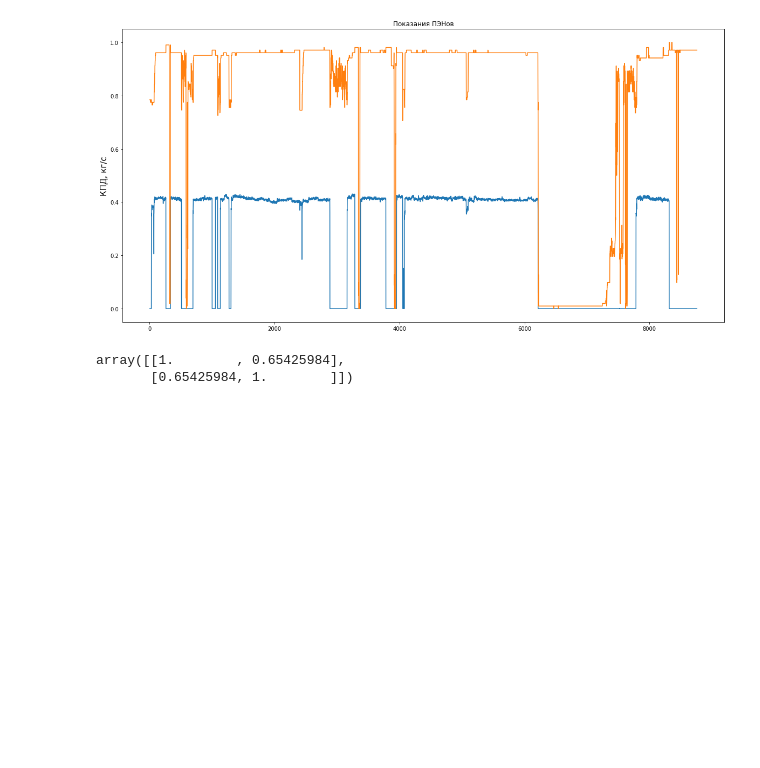
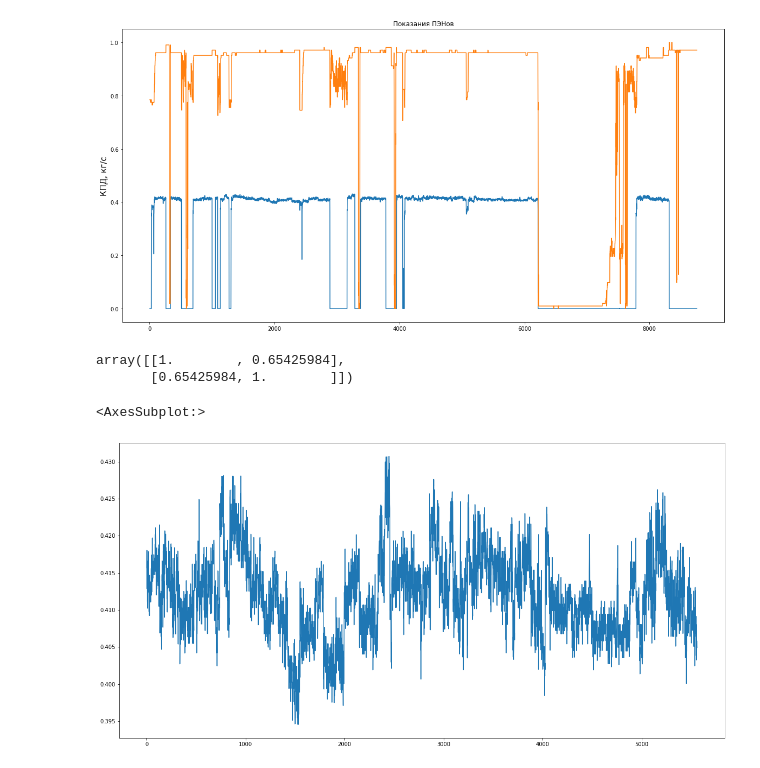
Before and after one commit to edodo1337/diplom, a Jupyter notebook: Диплом.ipynb, the cells around one changed output. Saved outputs shown, nothing was run; the diff lists cells and outputs as text; code cells hidden in the pictures; blank space fills up the shorter version.

```diff
--- a/Диплом.ipynb
+++ b/Диплом.ipynb
@@ -242,34 +242,46 @@ pump_mass_1_filtred = pd.concat([df[pump_mass_cols[0]][i[0]-2:i[1]-3] for i in s
 # pump_mass_1_filtred.reset_index().plot(ylim=[380, 500],x='index')
 segments2 = divide_to_segments(pump_mass_cols[1], 440)
 
 filtred_data = {
     'pump_1_in': pd.concat([df[pump_in_cols[0]][i[0]-2:i[1]-3] for i in segments1],  ignore_index=True),
     'pump_2_in': pd.concat([df[pump_in_cols[1]][i[0]-2:i[1]-3] for i in segments2],  ignore_index=True),
     'pump_3_in': pd.concat([df[pump_in_cols[2]][i[0]-2:i[1]-3] for i in segments3],  ignore_index=True),
     'pump_4_in': pd.concat([df[pump_in_cols[3]][i[0]-2:i[1]-3] for i in segments4],  ignore_index=True),
     'pump_5_in': pd.concat([df[pump_in_cols[4]][i[0]-2:i[1]-3] for i in segments5],  ignore_index=True),
 
     'pump_1_out': pd.concat([df[pump_in_cols[0]][i[0]-2:i[1]-3] for i in segments1],  ignore_index=True),
     'pump_2_out': pd.concat([df[pump_in_cols[1]][i[0]-2:i[1]-3] for i in segments2],  ignore_index=True),
     'pump_3_out': pd.concat([df[pump_in_cols[2]][i[0]-2:i[1]-3] for i in segments3],  ignore_index=True),
     'pump_4_out': pd.concat([df[pump_in_cols[3]][i[0]-2:i[1]-3] for i in segments4],  ignore_index=True),
     'pump_5_out': pd.concat([df[pump_in_cols[4]][i[0]-2:i[1]-3] for i in segments5],  ignore_index=True),
 
 
     'pump_1_mass': pd.concat([df[pump_mass_cols[0]][i[0]-2:i[1]-3] for i in segments1],  ignore_index=True),
     'pump_2_mass': pd.concat([df[pump_mass_cols[1]][i[0]-2:i[1]-3] for i in segments2],  ignore_index=True),
     'pump_3_mass': pd.concat([df[pump_mass_cols[2]][i[0]-2:i[1]-3] for i in segments3],  ignore_index=True),
     'pump_4_mass': pd.concat([df[pump_mass_cols[3]][i[0]-2:i[1]-3] for i in segments4],  ignore_index=True),
     'pump_5_mass': pd.concat([df[pump_mass_cols[4]][i[0]-2:i[1]-3] for i in segments5],  ignore_index=True),
 
+    'pump_1_eff': pd.concat([pump1_eff[i[0]-2:i[1]-3] for i in segments1],  ignore_index=True),
+    'pump_2_eff': pd.concat([pump2_eff[i[0]-2:i[1]-3] for i in segments2],  ignore_index=True),
+    'pump_3_eff': pd.concat([pump3_eff[i[0]-2:i[1]-3] for i in segments3],  ignore_index=True),
+    'pump_4_eff': pd.concat([pump4_eff[i[0]-2:i[1]-3] for i in segments4],  ignore_index=True),
+    'pump_5_eff': pd.concat([pump5_eff[i[0]-2:i[1]-3] for i in segments5],  ignore_index=True),
+
 }
 
 
 
 filtred_df = pd.DataFrame(filtred_data)
-filtred_df['pump_1_mass'].plot()
+filtred_df['pump_1_eff'].plot()
+
+# (df[pump_mass_cols[1]]/df[pump_mass_cols[1]].max()).plot(linewidth=2)
 
 # df[pump_in_cols[1]].plot()
+# df[df[pump_in_cols[1]]<0.9][pump_mass_cols[1]].plot()
+# %% [output]
+<AxesSubplot:>
+[figure, added]
 # %%
 pump_mass_1_filtred.plot(title="Показания ПЭН-I")
 plt.ylabel("Массовый расход, кг/c", fontsize=15)
```
Also changed, not shown: parts of 4 cells of this notebook, 1 other file.
